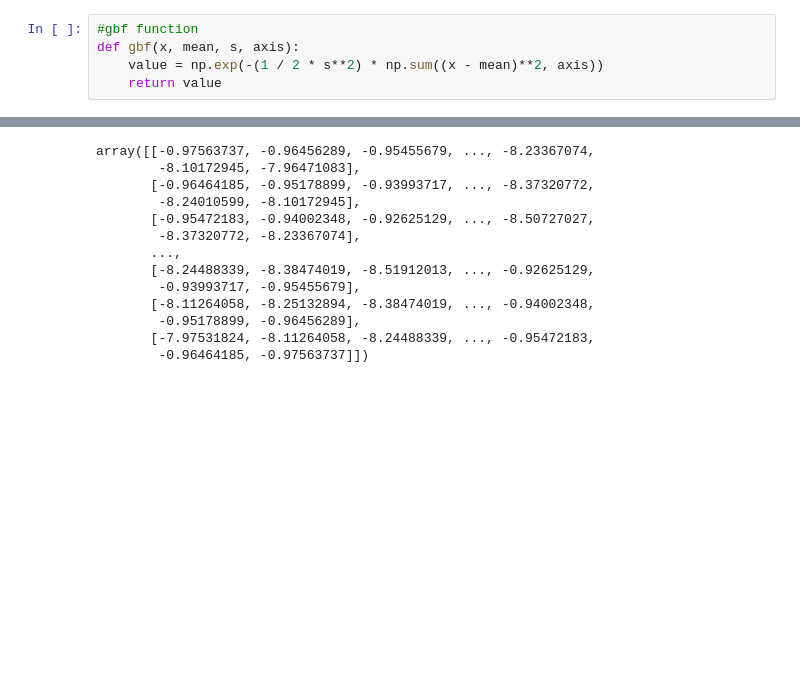
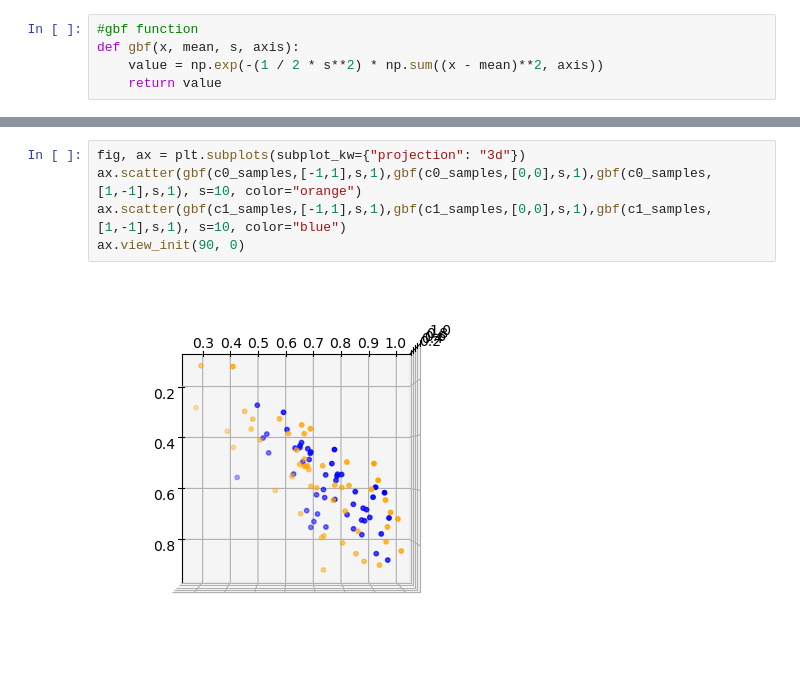
Before and after one commit to asaha1203/cx-4803, a Jupyter notebook: hw_7/hw_7_q3.ipynb, the cells around one changed output, grey strips where cells are left out. Cells and saved outputs as stored; diff of their text form; blank space fills up the shorter version.

```diff
--- a/hw_7/hw_7_q3.ipynb
+++ b/hw_7/hw_7_q3.ipynb
@@ -84,16 +90,8 @@ plt.contour(x1,x2,Z,0)
 # %%
+fig, ax = plt.subplots(subplot_kw={"projection": "3d"})
+ax.scatter(gbf(c0_samples,[-1,1],s,1),gbf(c0_samples,[0,0],s,1),gbf(c0_samples,[1,-1],s,1), s=10, color="orange")
+ax.scatter(gbf(c1_samples,[-1,1],s,1),gbf(c1_samples,[0,0],s,1),gbf(c1_samples,[1,-1],s,1), s=10, color="blue")
+ax.view_init(90, 0)
 # %% [output]
-array([[-0.97563737, -0.96456289, -0.95455679, ..., -8.23367074,
-        -8.10172945, -7.96471083],
-       [-0.96464185, -0.95178899, -0.93993717, ..., -8.37320772,
-        -8.24010599, -8.10172945],
-       [-0.95472183, -0.94002348, -0.92625129, ..., -8.50727027,
-        -8.37320772, -8.23367074],
-       ...,
-       [-8.24488339, -8.38474019, -8.51912013, ..., -0.92625129,
-        -0.93993717, -0.95455679],
-       [-8.11264058, -8.25132894, -8.38474019, ..., -0.94002348,
-        -0.95178899, -0.96456289],
-       [-7.97531824, -8.11264058, -8.24488339, ..., -0.95472183,
-        -0.96464185, -0.97563737]])
+[figure, added]
 # %%
```
Also changed, not shown: parts of 11 cells of this notebook, 2 other files.
